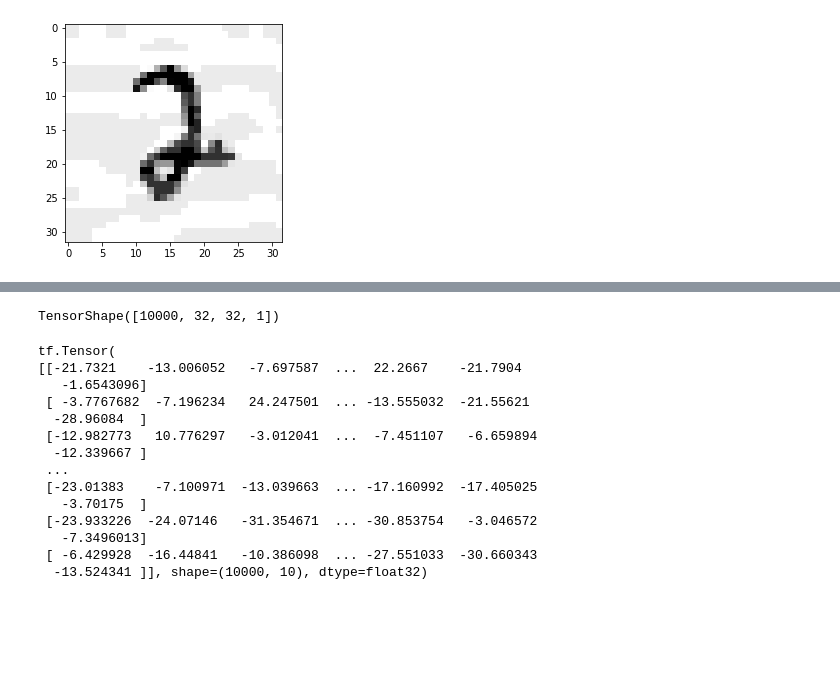
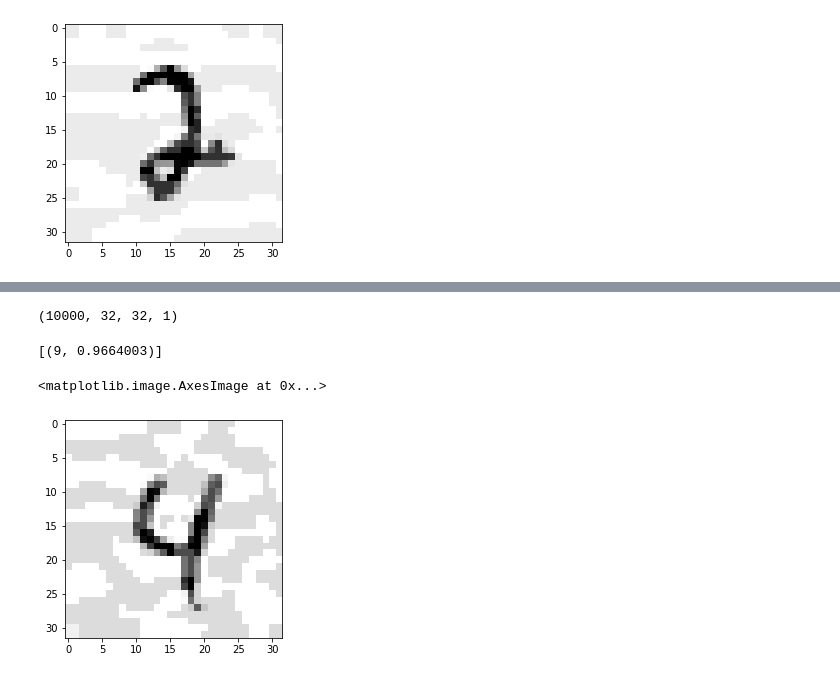
Before and after one commit to changx03/jupyter_tensorflow, a Jupyter notebook: lenet5_encoder.ipynb, the cells around one changed output, grey strips where cells are left out. Cells and saved outputs as stored; diff of their text form; code cells hidden in the pictures; blank space fills up the shorter version.

Commit message:
completed batch adversarial example generation

```diff
--- a/lenet5_encoder.ipynb
+++ b/lenet5_encoder.ipynb
@@ -305,27 +305,2 @@ else:
 [(7, 0.9999974)]
 Successfully found adversarial example
-# %%
-# creating adversarial examples on entire test set
-adv_test = tf.identity(x_test)
-adv_test.shape
-# %% [output]
-TensorShape([10000, 32, 32, 1])
-# %%
-pred_test = lenet5_model(tf.convert_to_tensor(x_test))
-print(pred_test)
-# for x, y in zip(adv_test, y_test):
-# %% [output]
-tf.Tensor(
-[[-21.7321    -13.006052   -7.697587  ...  22.2667    -21.7904
-   -1.6543096]
- [ -3.7767682  -7.196234   24.247501  ... -13.555032  -21.55621
-  -28.96084  ]
- [-12.982773   10.776297   -3.012041  ...  -7.451107   -6.659894
-  -12.339667 ]
- ...
- [-23.01383    -7.100971  -13.039663  ... -17.160992  -17.405025
-   -3.70175  ]
- [-23.933226  -24.07146   -31.354671  ... -30.853754   -3.046572
-   -7.3496013]
- [ -6.429928  -16.44841   -10.386098  ... -27.551033  -30.660343
-  -13.524341 ]], shape=(10000, 10), dtype=float32)
@@ -331,0 +310,34 @@ tf.Tensor(
+# %%
+# creating adversarial examples on entire test set
+# count = 100
+count = len(y_test)
+adv_test = np.empty((0, 32, 32, 1), dtype=np.float32)
+pred_test = lenet5_model(tf.convert_to_tensor(x_test))
+epsilon = 0.15
+
+with tqdm(total=count) as pbar:
+    for i in range(count):
+        pred_og = tf.convert_to_tensor([pred_test[i]])
+        perturbation = create_adversarial_perturbation(x_test[i], pred_og)
+        perturbation = perturbation.numpy()[0]
+        adv = x_test[i] + epsilon * perturbation
+        # apply clipping
+#         adv = tf.clip_by_value(adv, 0, 1)
+        adv_test = np.append(adv_test, [adv], axis=0)
+        if i % 10 == 0:
+            pbar.update(10)
+
+adv_test.shape
+# loss, acc = lenet5_model.evaluate(adv_test[:50], y_test[:50], verbose=2)
+# %% [output]
+(10000, 32, 32, 1)
+# %%
+idx = np.random.randint(0, len(adv_test))
+pred = get_predictions(np.array([adv_test[idx]]))
+print(pred)
+plt.figure()
+plt.imshow(adv_test[idx,:,:,0], cmap='Greys')
+# %% [output]
+[(9, 0.9664003)]
+<matplotlib.image.AxesImage at 0x...>
+[figure, added]
```
Also changed, not shown: parts of 9 cells of this notebook.
